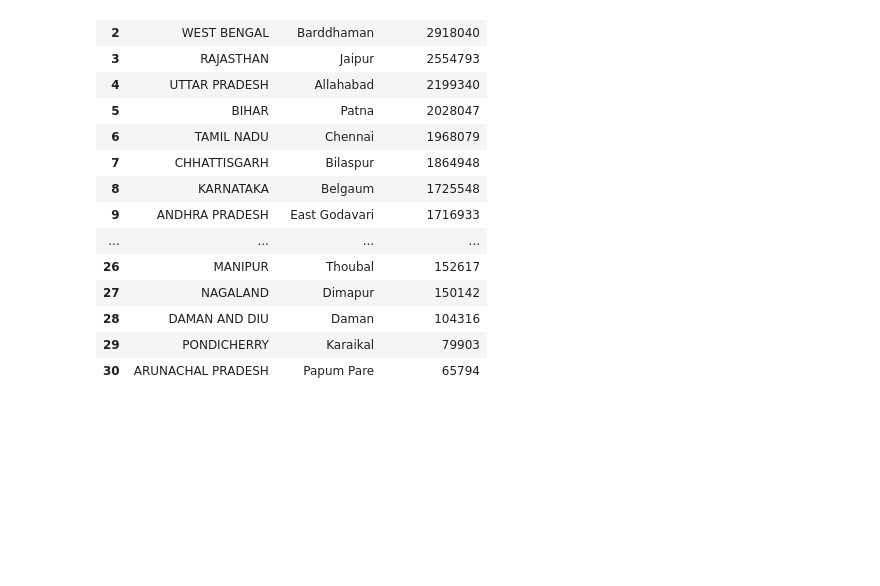
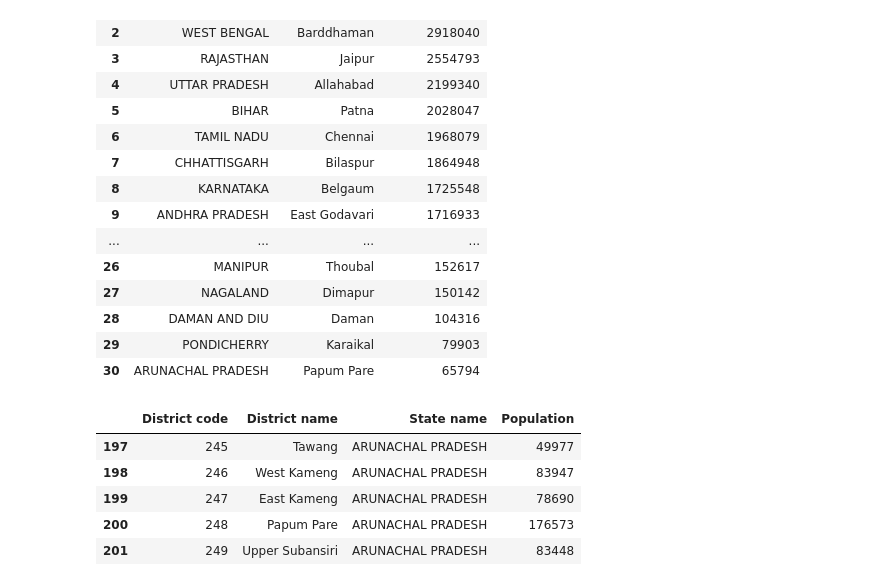
Before and after one commit to kanika881/indian_census_streamlit_project, a Jupyter notebook: file.ipynb, the cells around one changed output. Drawn from its saved outputs; the diff is of its cells as text; code cells hidden in the pictures; blank space fills up the shorter version.

```diff
--- a/file.ipynb
+++ b/file.ipynb
@@ -497,4 +497,13 @@ df.groupby(["State name","District name"])["Male_Literate"].sum().reset_index().
 | 30 | ARUNACHAL PRADESH | Papum Pare | 65794 |
 # %%
 data=df[df["State name"]=="ARUNACHAL PRADESH"][["District code","District name","State name","Population",]]
+# %%
+data.head()
+# %% [output]
+|  | District code | District name | State name | Population |
+| 197 | 245 | Tawang | ARUNACHAL PRADESH | 49977 |
+| 198 | 246 | West Kameng | ARUNACHAL PRADESH | 83947 |
+| 199 | 247 | East Kameng | ARUNACHAL PRADESH | 78690 |
+| 200 | 248 | Papum Pare | ARUNACHAL PRADESH | 176573 |
+| 201 | 249 | Upper Subansiri | ARUNACHAL PRADESH | 83448 |
 # %%
```
Also changed, not shown: parts of 2 cells of this notebook, 1 other file.
